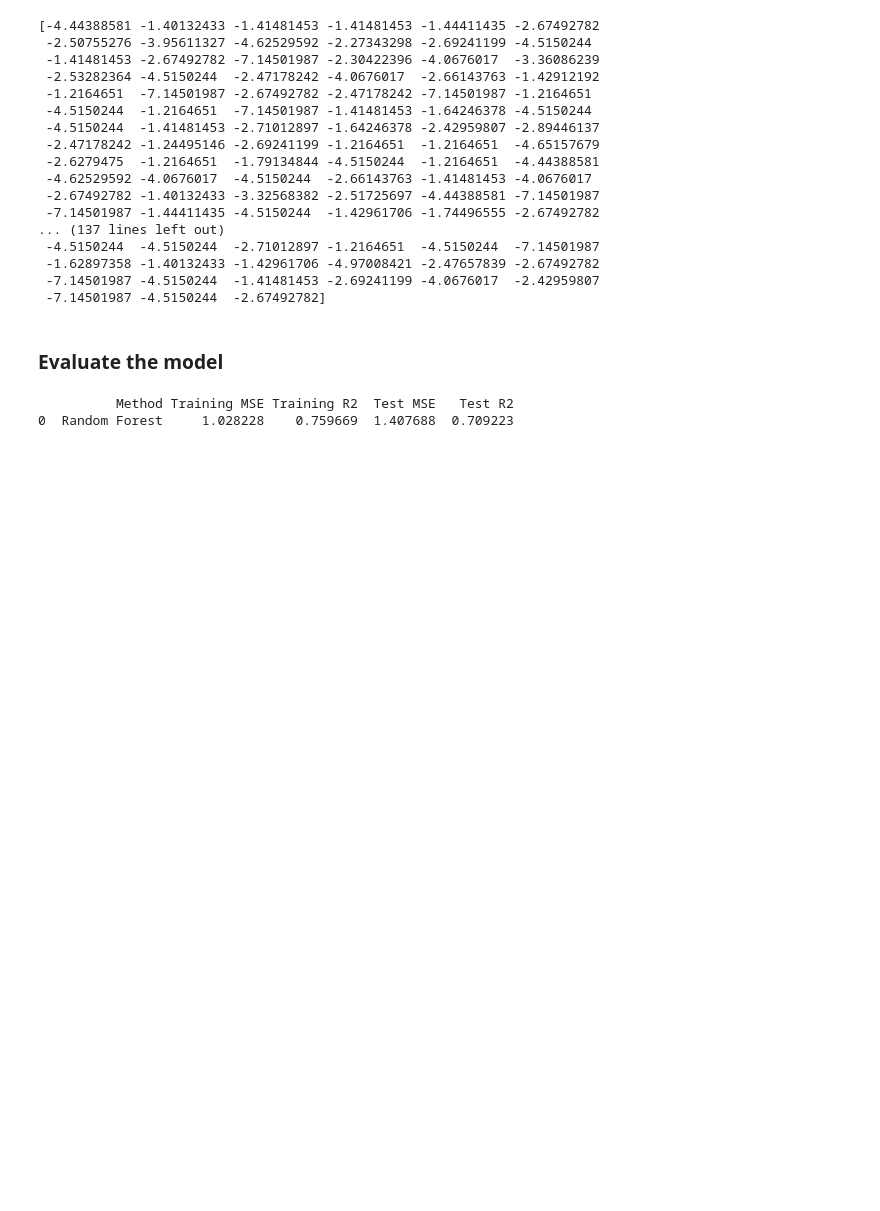
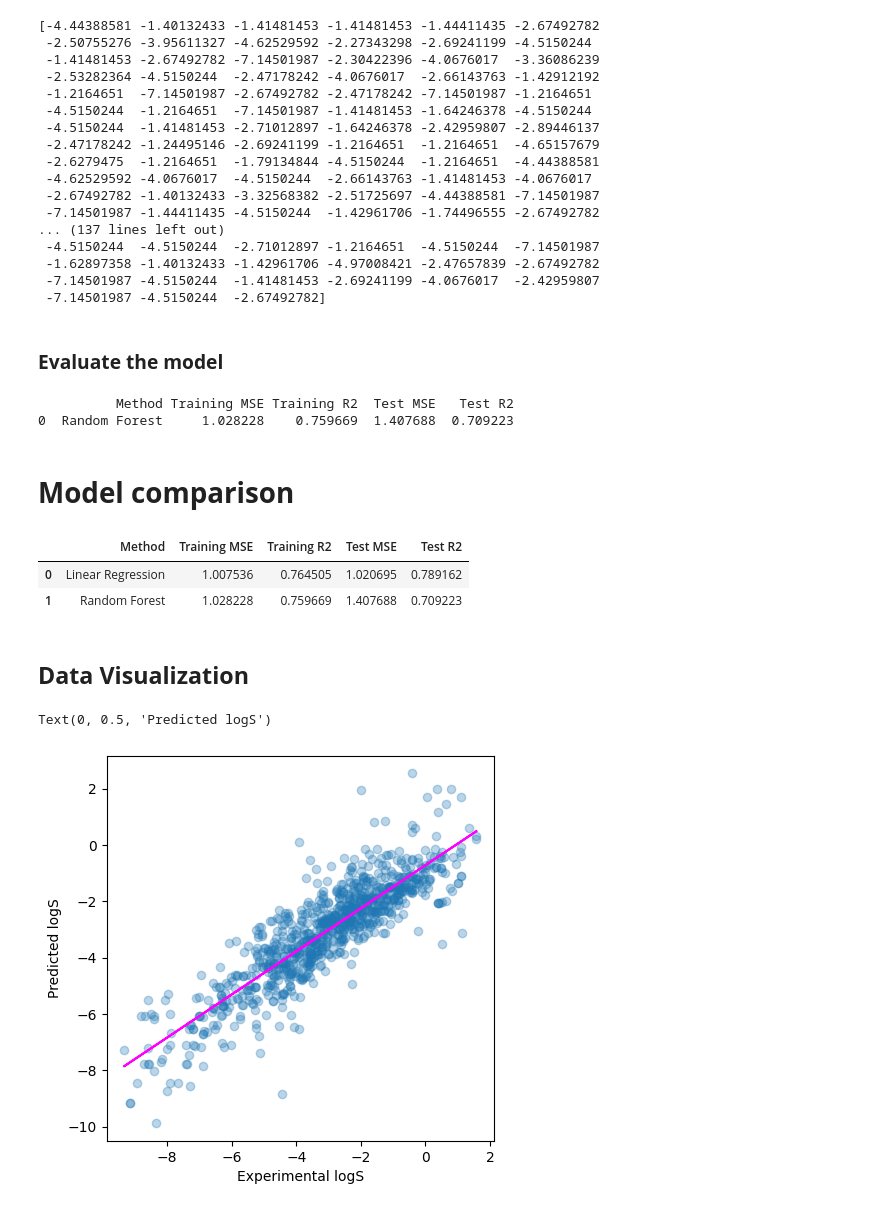
Before and after one commit to gsurbhi792-a11y/TestProject, a Jupyter notebook: Surbhi_Test.ipynb, the cells around one changed output. Cells and saved outputs as stored; diff of their text form; code cells hidden in the pictures; blank space fills up the shorter version.

```diff
--- a/Surbhi_Test.ipynb
+++ b/Surbhi_Test.ipynb
@@ -149,3 +149,34 @@ print(rf_results)
 # %% [output]
           Method Training MSE Training R2  Test MSE   Test R2
 0  Random Forest     1.028228    0.759669  1.407688  0.709223
+# %% [markdown]
+# **Model comparison**
+# %%
+final_results = pd.concat([lr_results,rf_results],axis=0).reset_index(drop=True)
+final_results
+# %% [output]
+|  | Method | Training MSE | Training R2 | Test MSE | Test R2 |
+| 0 | Linear Regression | 1.007536 | 0.764505 | 1.020695 | 0.789162 |
+| 1 | Random Forest | 1.028228 | 0.759669 | 1.407688 | 0.709223 |
+# %% [markdown]
+## **Data Visualization**
+# %%
+import matplotlib.pyplot as plt
+import numpy as np
+
+plt.figure(figsize=(5,5))
+plt.scatter(x=y_train,y=y_lr_train_pred, alpha=0.3) #alpha 0.3 will help in having the highly overrlapaping predictions in the darker color and remaining in the lighter color
+
+z= np.polyfit(y_train,y_lr_train_pred,1)
+p= np.poly1d(z)
+
+plt.plot(y_train,p(y_train), color='magenta')
+
+plt.ylabel('Predict logS')
+plt.xlabel('Experimental logS')
+
+plt.xlabel('Experimental logS')
+plt.ylabel('Predicted logS')
+# %% [output]
+Text(0, 0.5, 'Predicted logS')
+[figure, added]
```
Also changed, not shown: parts of 1 cell of this notebook.
